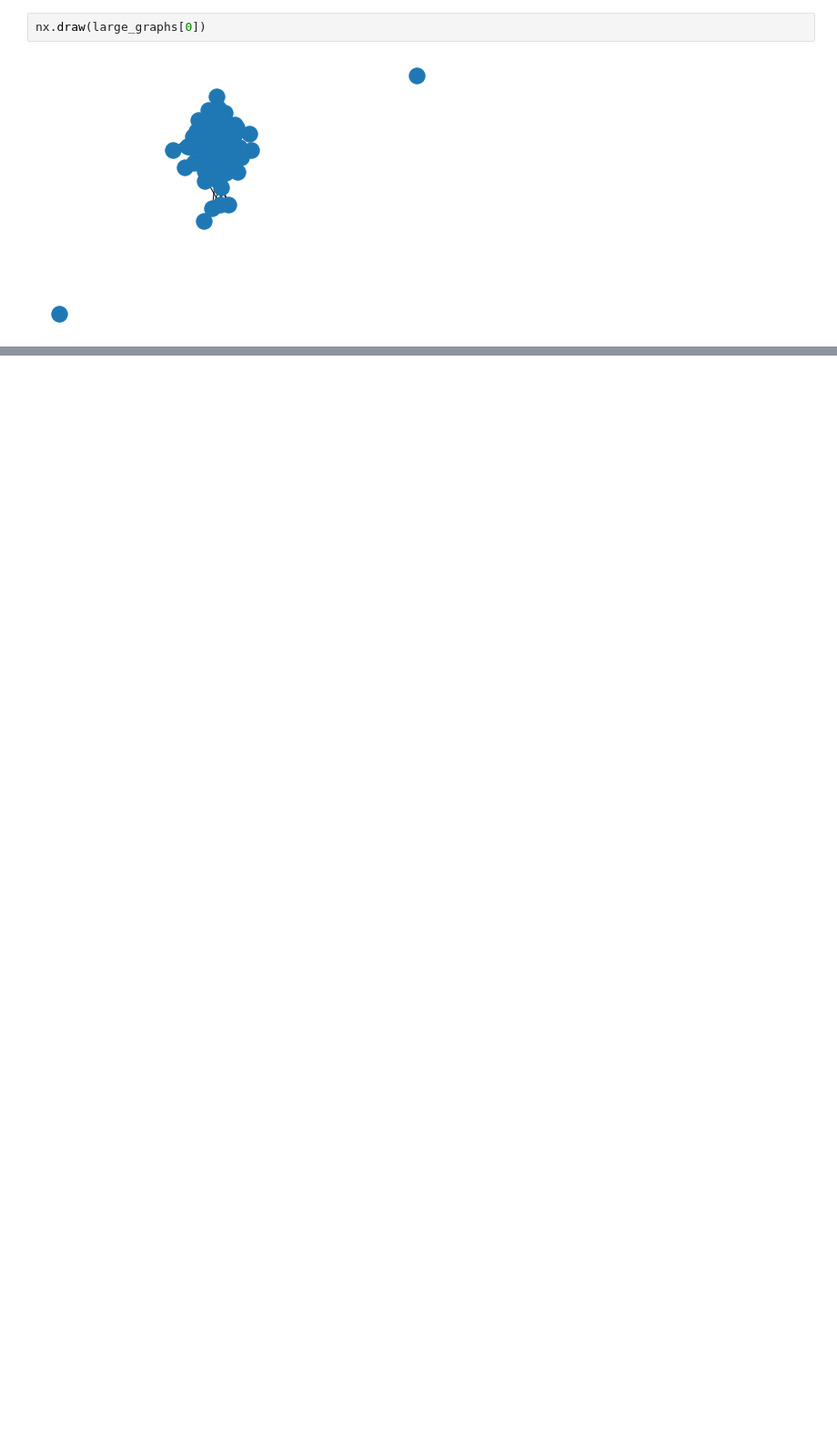
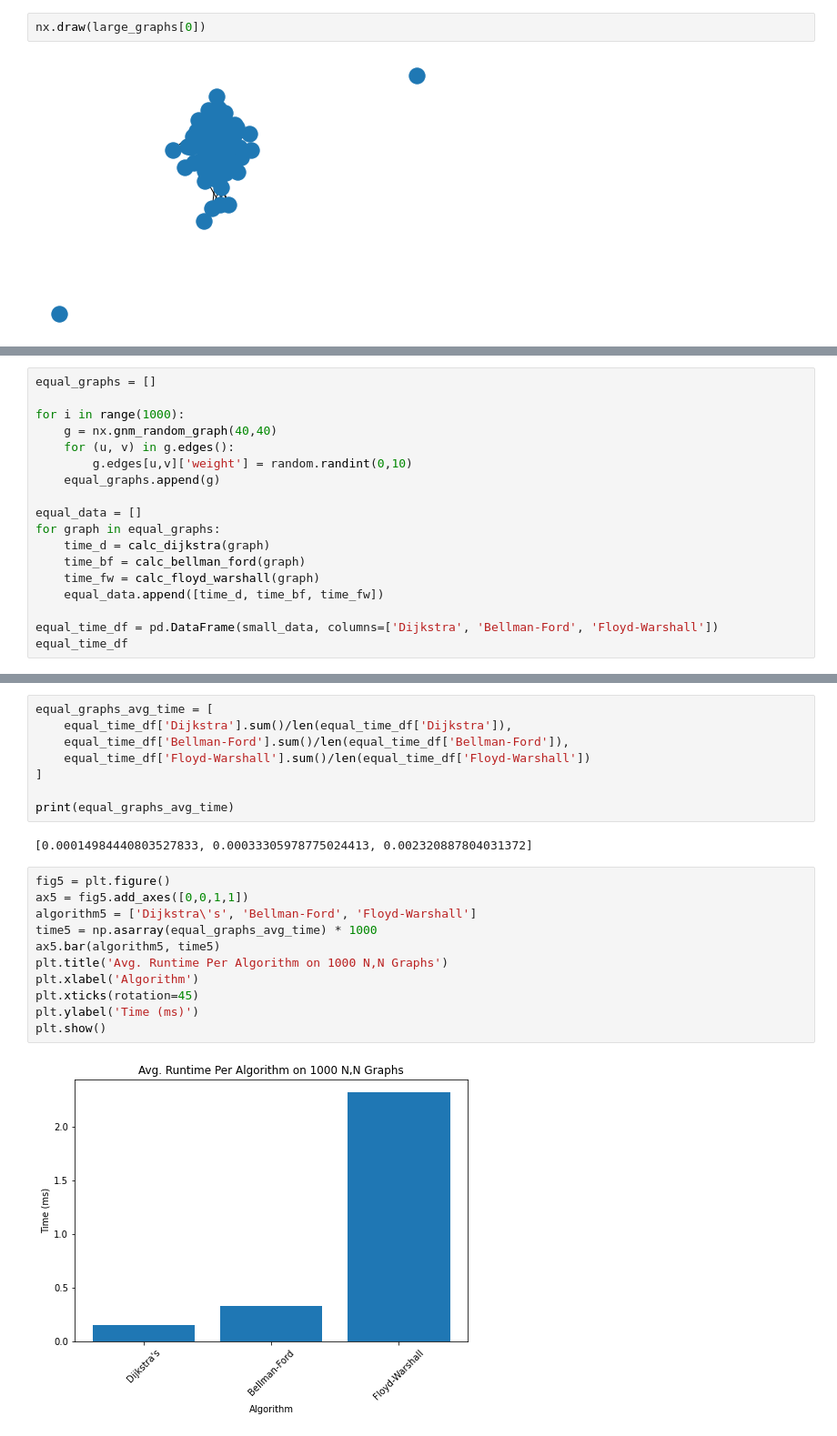
Before and after one commit to funkjo/shortest-path-networking, a Jupyter notebook: main.ipynb, the cells around one changed output, grey strips where cells are left out. Shown: that part at 91% size. Cells and saved outputs as stored; diff of their text form; blank space fills up the shorter version.

```diff
--- a/main.ipynb
+++ b/main.ipynb
@@ -340,0 +372,18 @@ print(large_graphs_avg_time[0]/large_graphs_avg_time[1])
+# %%
+equal_graphs = []
+
+for i in range(1000):
+    g = nx.gnm_random_graph(40,40)
+    for (u, v) in g.edges():
+        g.edges[u,v]['weight'] = random.randint(0,10)
+    equal_graphs.append(g)
+
+equal_data = []
+for graph in equal_graphs:
+    time_d = calc_dijkstra(graph)
+    time_bf = calc_bellman_ford(graph)
+    time_fw = calc_floyd_warshall(graph)
+    equal_data.append([time_d, time_bf, time_fw])
+
+equal_time_df = pd.DataFrame(small_data, columns=['Dijkstra', 'Bellman-Ford', 'Floyd-Warshall'])
+equal_time_df
@@ -340,0 +404,23 @@ print(large_graphs_avg_time[0]/large_graphs_avg_time[1])
+# %%
+equal_graphs_avg_time = [
+    equal_time_df['Dijkstra'].sum()/len(equal_time_df['Dijkstra']),
+    equal_time_df['Bellman-Ford'].sum()/len(equal_time_df['Bellman-Ford']),
+    equal_time_df['Floyd-Warshall'].sum()/len(equal_time_df['Floyd-Warshall'])
+]
+
+print(equal_graphs_avg_time)
+# %% [output]
+[0.00014984440803527833, 0.00033305978775024413, 0.002320887804031372]
+# %%
+fig5 = plt.figure()
+ax5 = fig5.add_axes([0,0,1,1])
+algorithm5 = ['Dijkstra\'s', 'Bellman-Ford', 'Floyd-Warshall']
+time5 = np.asarray(equal_graphs_avg_time) * 1000
+ax5.bar(algorithm5, time5)
+plt.title('Avg. Runtime Per Algorithm on 1000 N,N Graphs')
+plt.xlabel('Algorithm')
+plt.xticks(rotation=45)
+plt.ylabel('Time (ms)')
+plt.show()
+# %% [output]
+[figure, added]
```
Also changed, not shown: parts of 11 cells of this notebook.
